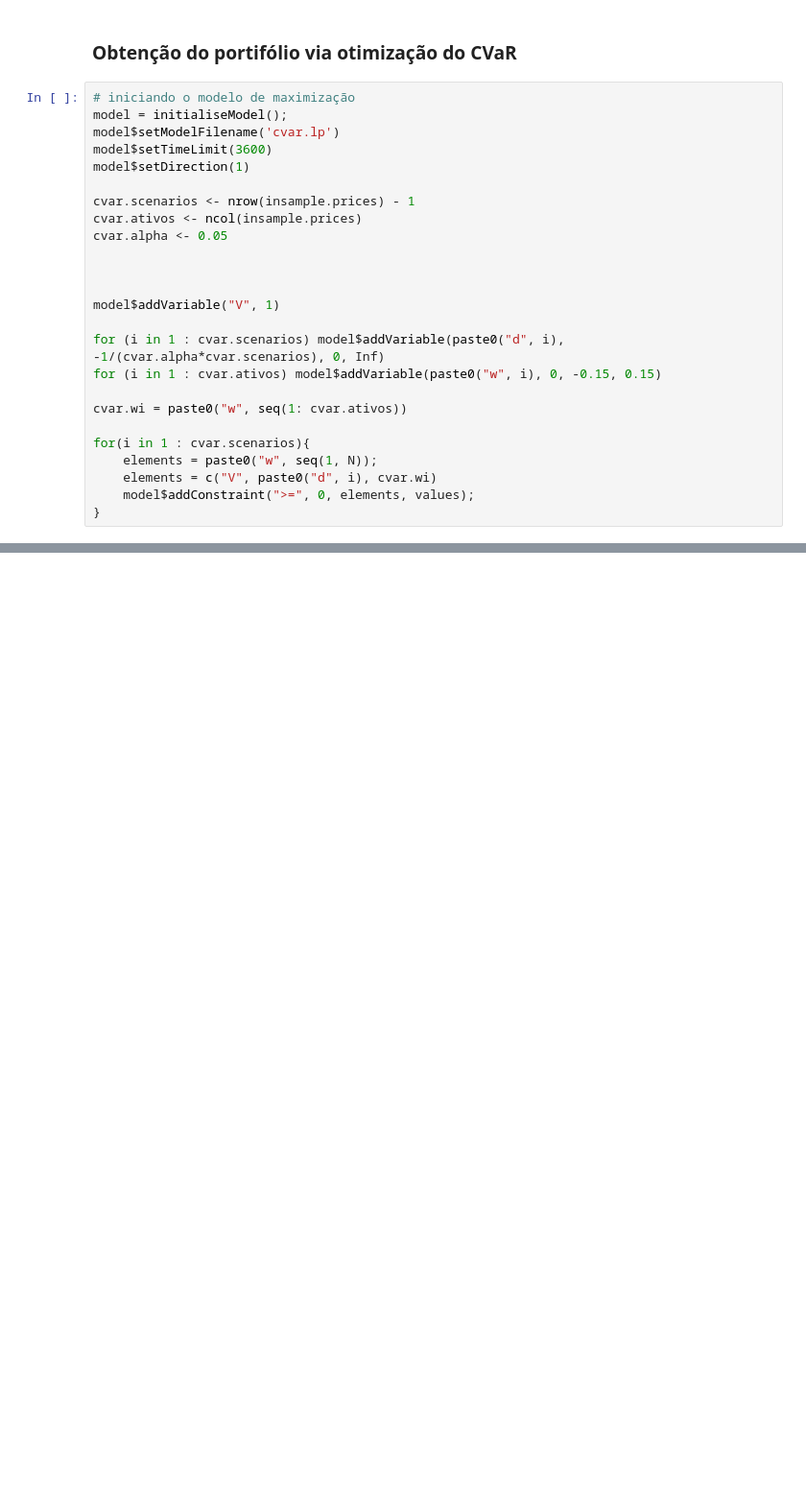
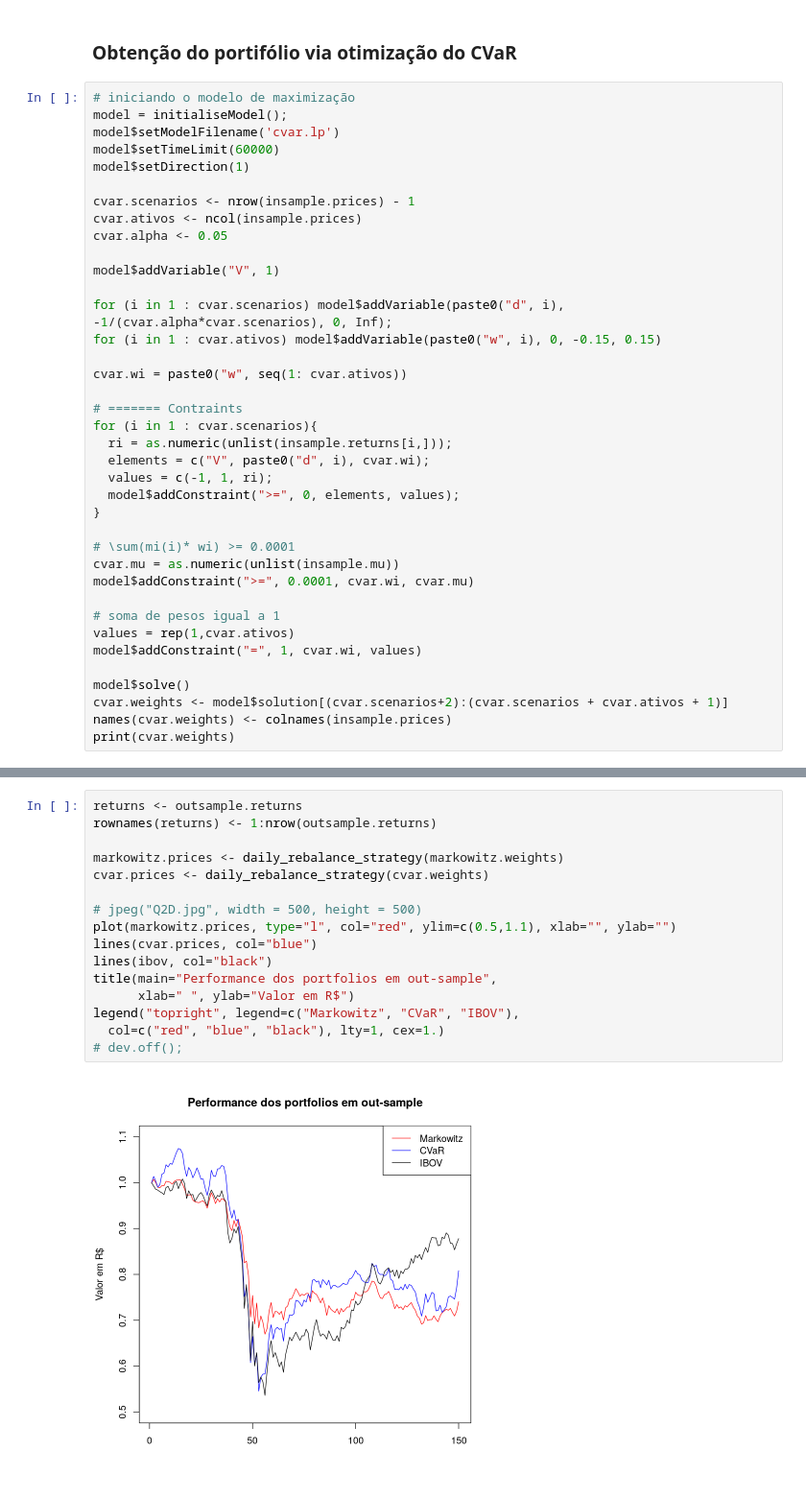
Before and after one commit to vrjuliao/BCC, a Jupyter notebook: financas-quantitativas/lista3/lista3.ipynb, the cells around one changed output, grey strips where cells are left out. Shown: that part at 96% size. Cells and saved outputs as stored; diff of their text form; blank space fills up the shorter version.

```diff
--- a/financas-quantitativas/lista3/lista3.ipynb
+++ b/financas-quantitativas/lista3/lista3.ipynb
@@ -115,24 +132,37 @@ apply_portfolio <- function(weights, prices, returns){
 # iniciando o modelo de maximização
 model = initialiseModel();
 model$setModelFilename('cvar.lp')
-model$setTimeLimit(3600)
+model$setTimeLimit(60000)
 model$setDirection(1)
 
 cvar.scenarios <- nrow(insample.prices) - 1
 cvar.ativos <- ncol(insample.prices)
 cvar.alpha <- 0.05
 
-
-
 model$addVariable("V", 1)
 
-for (i in 1 : cvar.scenarios) model$addVariable(paste0("d", i), -1/(cvar.alpha*cvar.scenarios), 0, Inf)
+for (i in 1 : cvar.scenarios) model$addVariable(paste0("d", i), -1/(cvar.alpha*cvar.scenarios), 0, Inf);
 for (i in 1 : cvar.ativos) model$addVariable(paste0("w", i), 0, -0.15, 0.15)
 
 cvar.wi = paste0("w", seq(1: cvar.ativos))
 
-for(i in 1 : cvar.scenarios){
-    elements = paste0("w", seq(1, N));
-    elements = c("V", paste0("d", i), cvar.wi)
-    model$addConstraint(">=", 0, elements, values);
+# ======= Contraints
+for (i in 1 : cvar.scenarios){
+  ri = as.numeric(unlist(insample.returns[i,]));
+  elements = c("V", paste0("d", i), cvar.wi);
+  values = c(-1, 1, ri);
+  model$addConstraint(">=", 0, elements, values);
 }
+
+# \sum(mi(i)* wi) >= 0.0001
+cvar.mu = as.numeric(unlist(insample.mu))
+model$addConstraint(">=", 0.0001, cvar.wi, cvar.mu)
+
+# soma de pesos igual a 1
+values = rep(1,cvar.ativos)
+model$addConstraint("=", 1, cvar.wi, values)
+
+model$solve()
+cvar.weights <- model$solution[(cvar.scenarios+2):(cvar.scenarios + cvar.ativos + 1)]
+names(cvar.weights) <- colnames(insample.prices)
+print(cvar.weights)
@@ -142,0 +191,18 @@ ncol(insample.prices)
+# %%
+returns <- outsample.returns
+rownames(returns) <- 1:nrow(outsample.returns)
+
+markowitz.prices <- daily_rebalance_strategy(markowitz.weights)
+cvar.prices <- daily_rebalance_strategy(cvar.weights)
+
+# jpeg("Q2D.jpg", width = 500, height = 500)
+plot(markowitz.prices, type="l", col="red", ylim=c(0.5,1.1), xlab="", ylab="")
+lines(cvar.prices, col="blue")
+lines(ibov, col="black")
+title(main="Performance dos portfolios em out-sample",
+      xlab=" ", ylab="Valor em R$")
+legend("topright", legend=c("Markowitz", "CVaR", "IBOV"),
+  col=c("red", "blue", "black"), lty=1, cex=1.)
+# dev.off();
+# %% [output]
+[figure, added]
```
Also changed, not shown: parts of 7 cells of this notebook, 2 other files.
